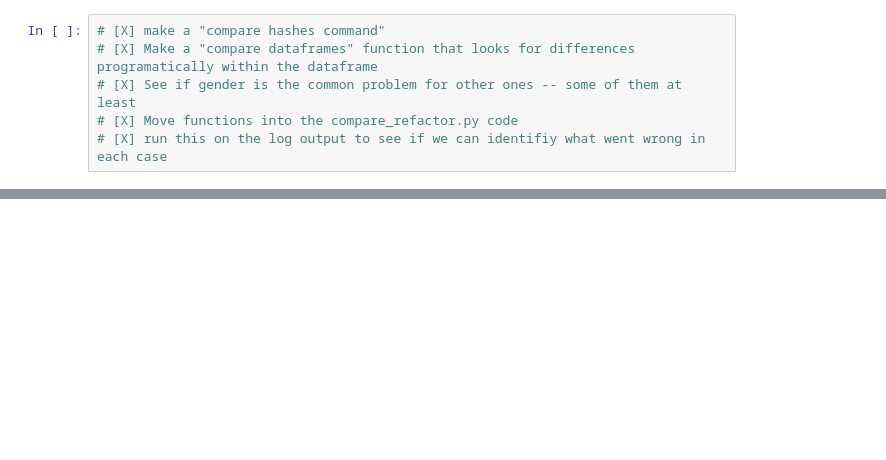
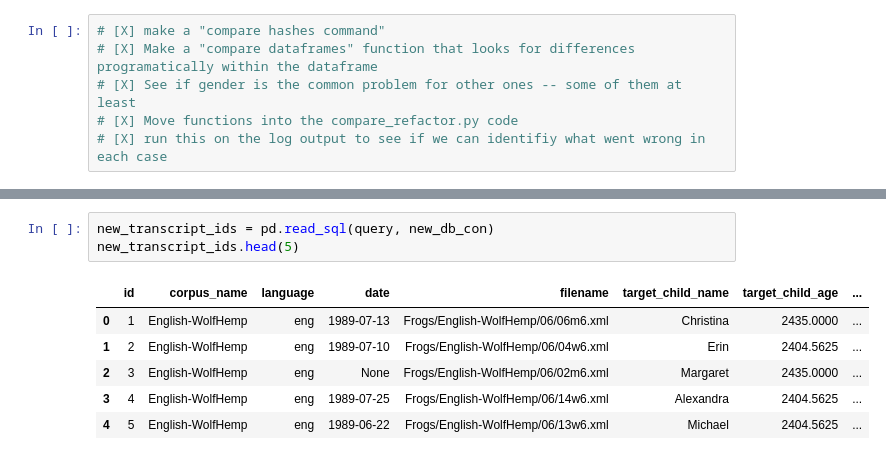
Before and after one commit to langcog/childes-db, a Jupyter notebook: Discrepancies Between Refactor and 2020.1.ipynb, the cells around one changed output, grey strips where cells are left out. Drawn from its saved outputs; the diff is of its cells as text; blank space fills up the shorter version.

```diff
--- a/Discrepancies Between Refactor and 2020.1.ipynb
+++ b/Discrepancies Between Refactor and 2020.1.ipynb
@@ -190,0 +160,10 @@ dtype: int64
+# %%
+new_transcript_ids = pd.read_sql(query, new_db_con)
+new_transcript_ids.head(5)
+# %% [output]
+|  | id | corpus_name | language | date | filename | target_child_name | target_child_age | ... |
+| 0 | 1 | English-WolfHemp | eng | 1989-07-13 | Frogs/English-WolfHemp/06/06m6.xml | Christina | 2435.0000 | ... |
+| 1 | 2 | English-WolfHemp | eng | 1989-07-10 | Frogs/English-WolfHemp/06/04w6.xml | Erin | 2404.5625 | ... |
+| 2 | 3 | English-WolfHemp | eng | None | Frogs/English-WolfHemp/06/02m6.xml | Margaret | 2435.0000 | ... |
+| 3 | 4 | English-WolfHemp | eng | 1989-07-25 | Frogs/English-WolfHemp/06/14w6.xml | Alexandra | 2404.5625 | ... |
+| 4 | 5 | English-WolfHemp | eng | 1989-06-22 | Frogs/English-WolfHemp/06/13w6.xml | Michael | 2404.5625 | ... |
```
Also changed, not shown: parts of 14 cells of this notebook, 4 other files.
